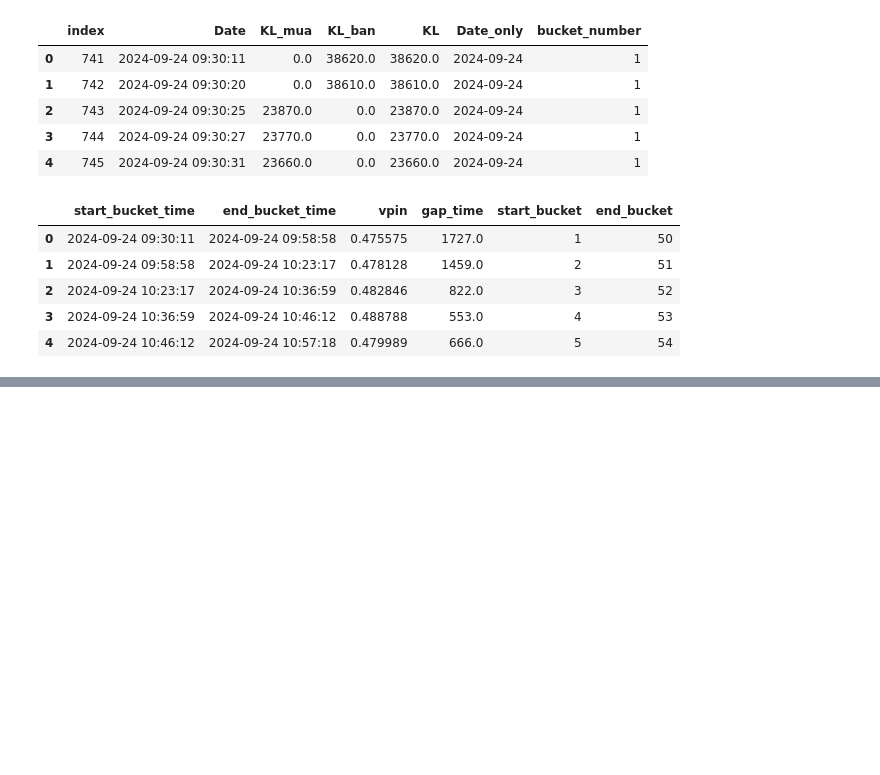
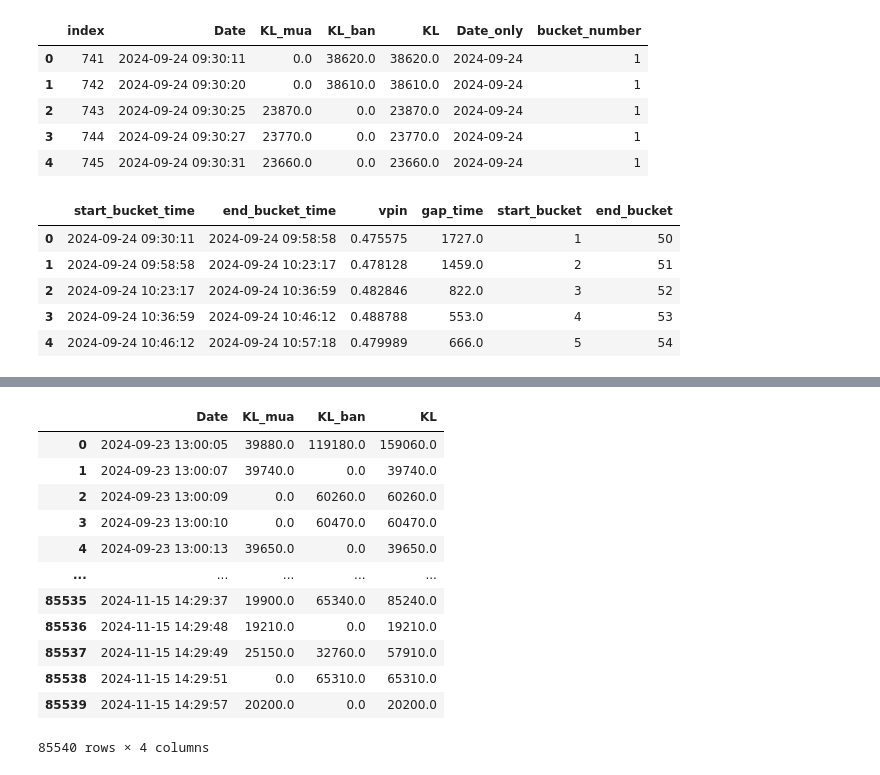
Before and after one commit to HoaPham119/thesis, a Jupyter notebook: code/data_analysis.ipynb, the cells around one changed output, grey strips where cells are left out. Saved outputs shown, nothing was run; the diff lists cells and outputs as text; code cells hidden in the pictures; blank space fills up the shorter version.

```diff
--- a/code/data_analysis.ipynb
+++ b/code/data_analysis.ipynb
@@ -130,0 +144,16 @@ vpin_df.tail(60)
+# %%
+data
+# %% [output]
+|  | Date | KL_mua | KL_ban | KL |
+| 0 | 2024-09-23 13:00:05 | 39880.0 | 119180.0 | 159060.0 |
+| 1 | 2024-09-23 13:00:07 | 39740.0 | 0.0 | 39740.0 |
+| 2 | 2024-09-23 13:00:09 | 0.0 | 60260.0 | 60260.0 |
+| 3 | 2024-09-23 13:00:10 | 0.0 | 60470.0 | 60470.0 |
+| 4 | 2024-09-23 13:00:13 | 39650.0 | 0.0 | 39650.0 |
+| ... | ... | ... | ... | ... |
+| 85535 | 2024-11-15 14:29:37 | 19900.0 | 65340.0 | 85240.0 |
+| 85536 | 2024-11-15 14:29:48 | 19210.0 | 0.0 | 19210.0 |
+| 85537 | 2024-11-15 14:29:49 | 25150.0 | 32760.0 | 57910.0 |
+| 85538 | 2024-11-15 14:29:51 | 0.0 | 65310.0 | 65310.0 |
+| 85539 | 2024-11-15 14:29:57 | 20200.0 | 0.0 | 20200.0 |
+85540 rows × 4 columns
```
Also changed, not shown: parts of 7 cells of this notebook, 3 other files.
